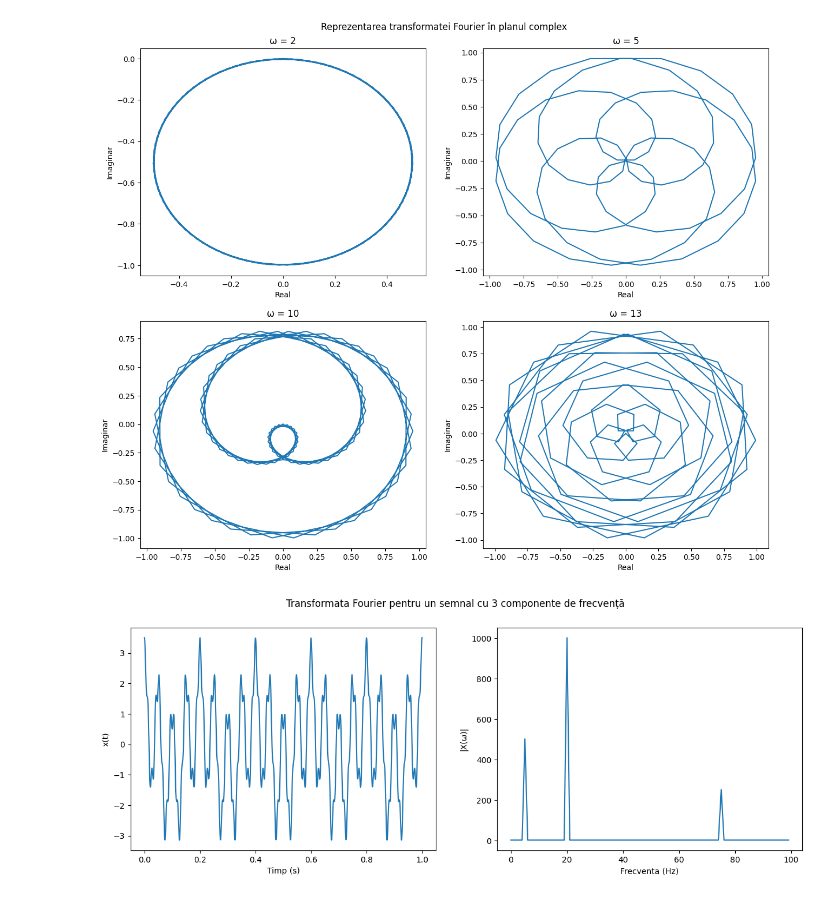
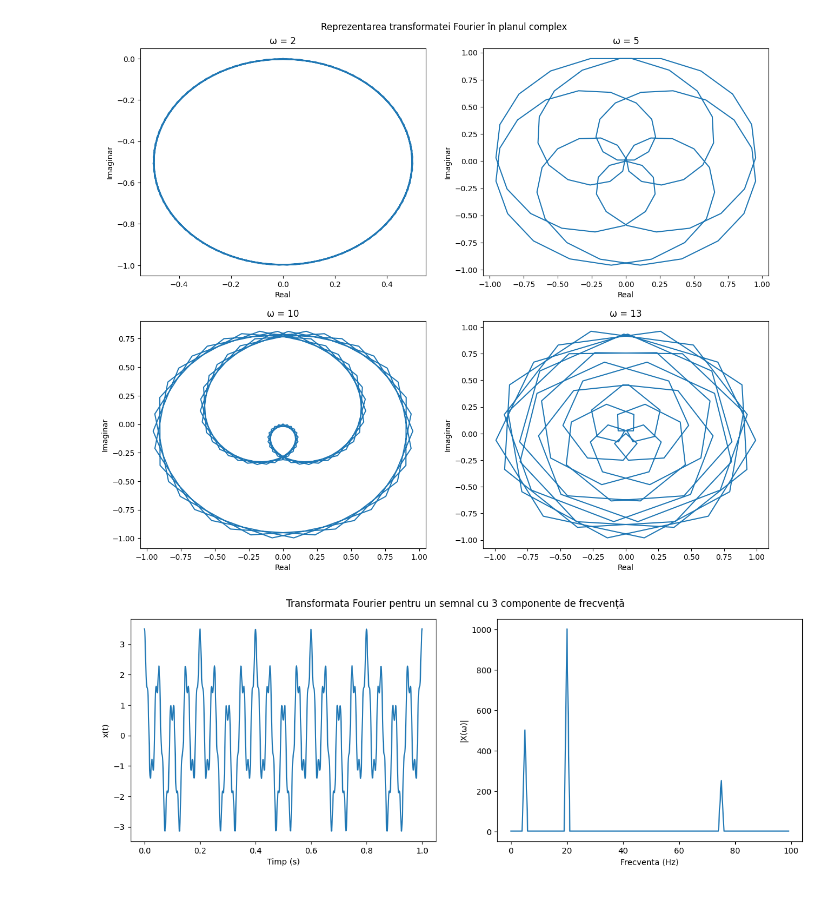
Before and after one commit to lucaion/ProcesareaSemnalelor, a Jupyter notebook: Laborator 3/Lab 3 - rezolvari.ipynb, the cells around one changed output. Drawn from its saved outputs; the diff is of its cells as text; code cells hidden in the pictures.

Commit message:
title to ex 3 plot

```diff
--- a/Laborator 3/Lab 3 - rezolvari.ipynb
+++ b/Laborator 3/Lab 3 - rezolvari.ipynb
@@ -66,32 +66,32 @@ plt.show()
 
 def fourier(t, w=1):
     return math.e ** (-2 * np.pi * 1j * t * w)
 
 t= np.linspace(0, 1, 1000)
 
 f1 = 5
 f2 = 20
 f3 = 75
 
 samples = np.cos(2 * np.pi * f1 * t) + 2 * np.cos(2 * np.pi * f2 * t) + 0.5 * np.cos(2 * np.pi * f3 * t)
 W = 100
 ls = np.zeros(W, dtype=np.complex_)
 
 for l in range(W):
     ls[l] = np.sum(fourier(t, l) * samples)
 
 fig, (ax1, ax2) = plt.subplots(1, 2)
-fig.suptitle('Transformata Fourier pentru un semnal cu 3 componente de frecvență')
+fig.suptitle('Transformata Fourier pentru un semnal cu 3 componente de frecvență', y=0.95)
 fig.set_size_inches(15, 5)
 ax1.set_xlabel("Timp (s)")
 ax1.set_ylabel("x(t)")
 ax1.plot(t, samples)
 ax2.set_xlabel("Frecventa (Hz)")
 ax2.set_ylabel("|X(ω)|")
 ax2.plot(np.abs(ls))
 
 plt.savefig('ex3.png', format='png')
 plt.savefig('ex3.pdf', format='pdf')
 plt.show()
 # %% [output]
-[figure, old version]
+[figure, new version]
```
Also changed, not shown: 2 other files.
